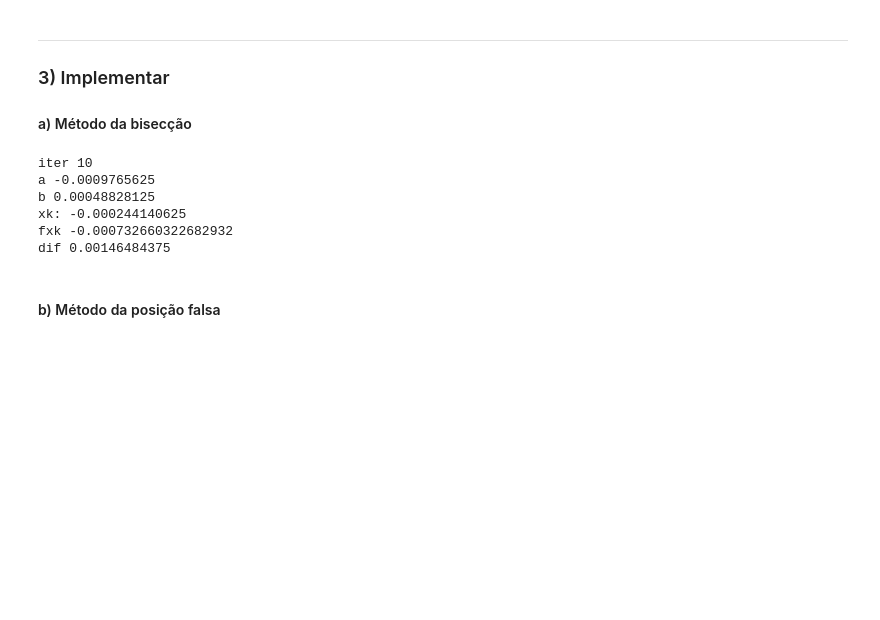
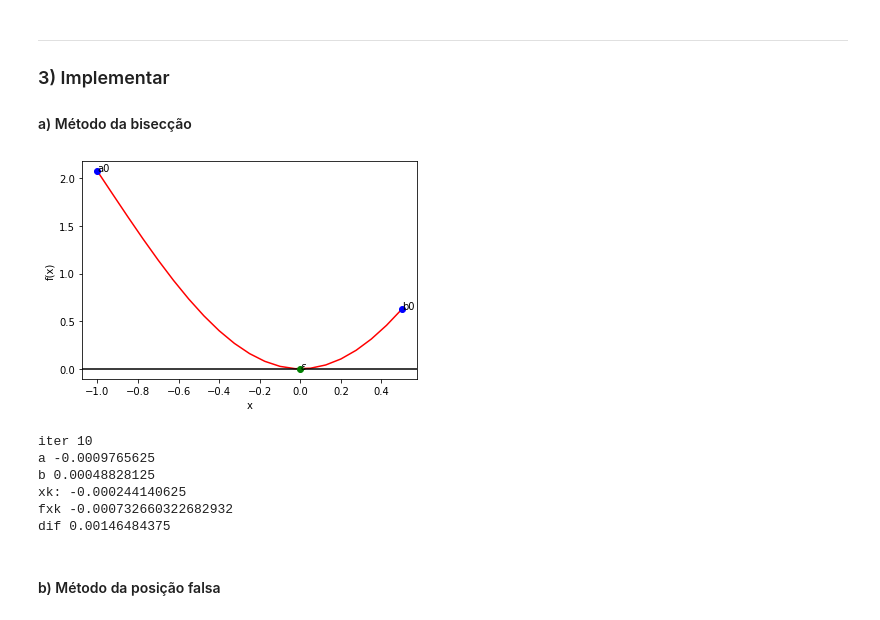
Before and after one commit to HenrickyL/computational-mathematics, a Jupyter notebook: Cap 2/Trabalho01/trabalho.ipynb, the cells around one changed output. Cells and saved outputs as stored; diff of their text form; code cells hidden in the pictures; blank space fills up the shorter version.

```diff
--- a/Cap 2/Trabalho01/trabalho.ipynb
+++ b/Cap 2/Trabalho01/trabalho.ipynb
@@ -400,10 +400,28 @@ X: [ 1.00000731  0.99999772 -1.00000252] iter= 7
 
 #### a) Método da bisecção
 # %%
-def biseccao(a,b,F,E):
+def biseccao(a,b,F,E,withGraph=True):
 
     aa = a
     bb = b #usados para recuperar o a e b antigos na ultima iteração
+
+    #grafico
+    if(withGraph):
+        step = abs(b-a)*0.05
+        x = np.arange(aa,bb+step,step)
+        y= f(x)
+        plt.xlabel('x')
+        plt.ylabel('f(x)')
+
+        plt.plot(x,y,'-r')
+        #dots
+        plt.plot(aa,f(aa),'ob')
+        plt.text(aa,f(aa),"a0")
+
+        plt.plot(bb,f(bb),'ob')
+        plt.text(bb,f(bb),'b0')
+
+        plt.axhline(y=0, color='k')
 
     xk = 0 #media entre a e b
     fxk = 0 #função com xk como entrada
@@ -418,34 +436,39 @@ def biseccao(a,b,F,E):
     if((xk+b)/2)*fxk < 0:
         a = xk
     else:
         b = xk
 
 
-    while(abs(fxk) > E and abs(dif) > E ):
+    while(abs(fxk) > E and dif > E ):
         aa = a
         bb = b
 
         iter = iter + 1
         xk = (a+b)/2
         fxk= F(xk)
         dif = abs(a-b)
 
 
 
         if((xk+b)/2)*fxk < 0:
             a = xk
         else:
             b = xk
 
+    if(withGraph):
+        plt.plot(xk,fxk,'og')
+        plt.text(xk,fxk,r'$\varepsilon$')
+        plt.show()
     print("iter", iter)
     print("a", aa)
     print("b", bb)
     print("xk:", xk)
     print("fxk", fxk)
     print("dif", dif,"\n")
 
 biseccao(-1,0.5,lambda x:2*x**3 -4*x**2 + 3*x,0.001)
 # %% [output]
+[figure, added]
 iter 10
 a -0.0009765625
 b 0.00048828125
```
Also changed, not shown: parts of 11 cells of this notebook, 1 other file.
